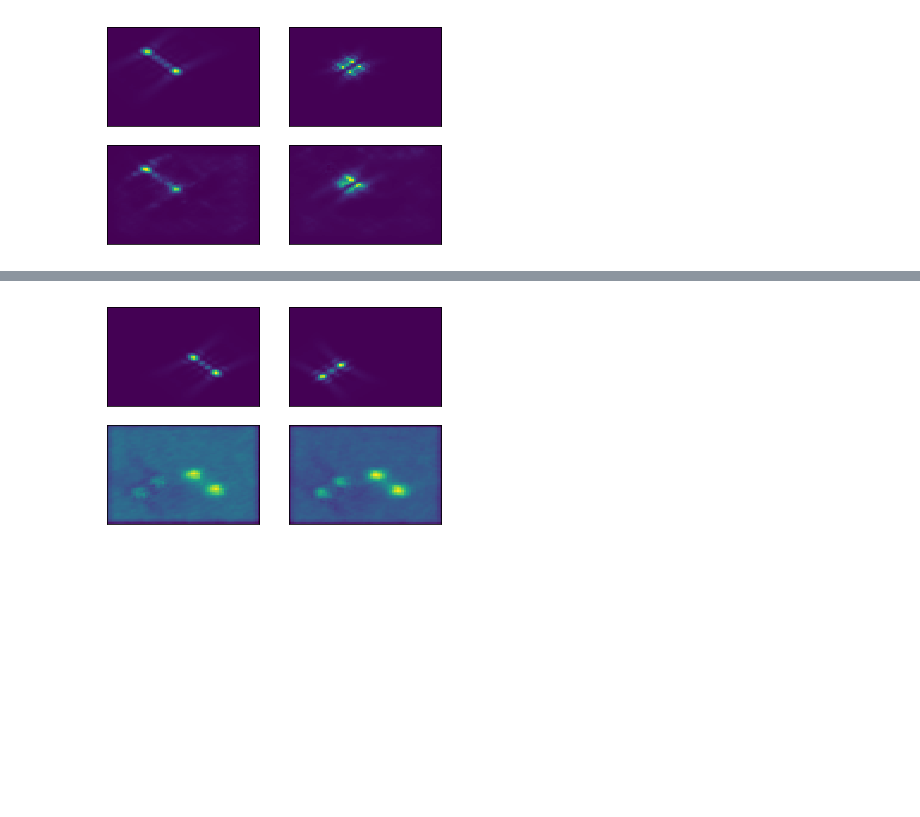
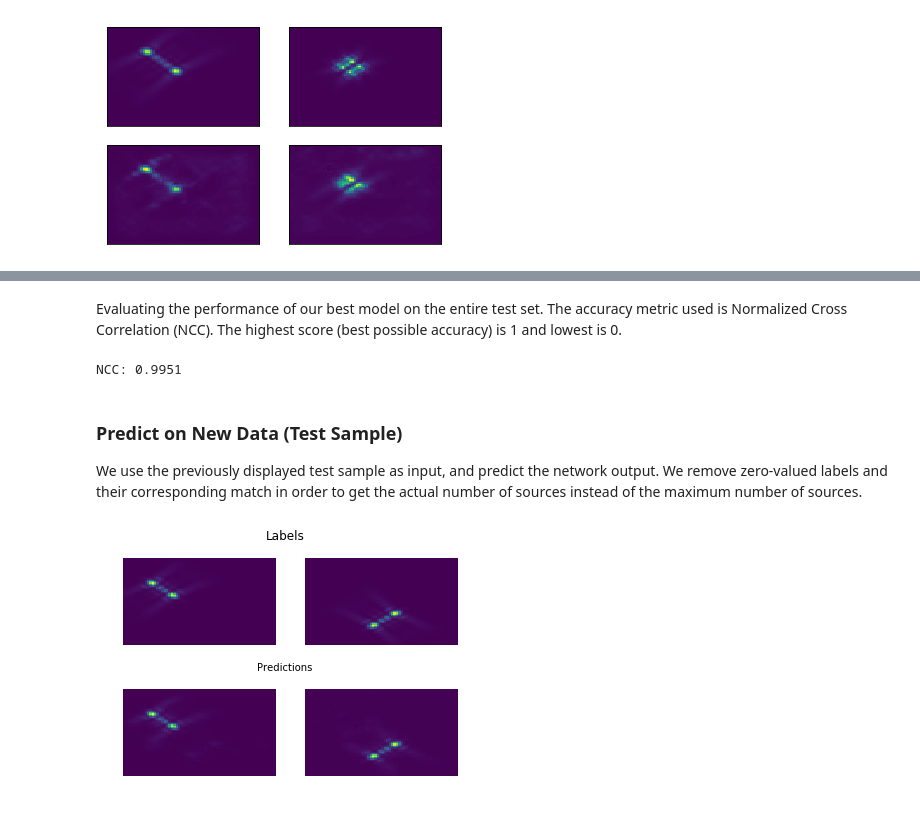
Before and after one commit to OrrAvrech/Alex_Orr_Project, a Jupyter notebook: NNflow/VizResults.ipynb, the cells around one changed output, grey strips where cells are left out. Cells and saved outputs as stored; diff of their text form; code cells hidden in the pictures; blank space fills up the shorter version.

Commit message:
progress in VizResults
Ready to start hyperparam visualizations

```diff
--- a/NNflow/VizResults.ipynb
+++ b/NNflow/VizResults.ipynb
@@ -140,35 +135,46 @@ result = model.evaluate(x=testObj.features,
+# %% [markdown]
+Evaluating the performance of our best model on the entire test set. The accuracy metric used is Normalized Cross Correlation (NCC). The highest score (best possible accuracy) is 1 and lowest is 0.
+# %%
+print("{0}: {1:.4}".format(model.metrics_names[1], result[1]))
+# %% [output]
+NCC: 0.9951
+# %% [markdown]
+### Predict on New Data (Test Sample)
+We use the previously displayed test sample as input, and predict the network output. We remove zero-valued labels and their corresponding match in order to get the actual number of sources instead of the maximum number of sources.
 # %%
 import numpy as np
 
 def removeNons(y_pred, y_labels):
     """Removes the zero labels and corresponding predictions.
     Args:
         y_pred  : network output
         y_labels: labels matrix
     """
     maxSources = y_labels.shape[-1]
     idxs = []
     for i in range(maxSources):
         if (y_labels[:,:,i] == np.zeros(y_labels[:,:,i].shape)).all():
             continue
         idxs = np.append(idxs, i).astype(int)
     y_tot = np.append(y_labels[:,:,idxs], y_pred[:,:,idxs], axis=2)
     return y_tot
 
 def showPredictions(y_pred, y_labels):
-        # Truncate dimensions to image
+        # Truncate dimensions
         y_preds = y_pred[0,:,:,:]
         y_tot = removeNons(y_preds, y_labels)
-        numSources = y_labels.shape[-1]
+        numSources = int(y_tot.shape[-1]/2)
         fig, axes = plt.subplots(2, numSources)
+        plt.suptitle('Labels')
+        plt.subplots_adjust(hspace=0.5)
+        plt.figtext(0.5, 0.5, 'Predictions', ha='center', va='center')
         for i, ax in enumerate(axes.flat):
             ax.imshow(y_tot[:,:,i], aspect='auto')
-            ax.set_xticks([])
-            ax.set_yticks([])
+            ax.axis('off')
         plt.show()
 
 sample_xe = np.expand_dims(sample_x, axis=0)
 y_pred = model.predict(x = sample_xe)
 showPredictions(y_pred, sample_y)
 # %% [output]
-[figure, old version]
+[figure, new version]
```
Also changed, not shown: parts of 6 cells of this notebook.
